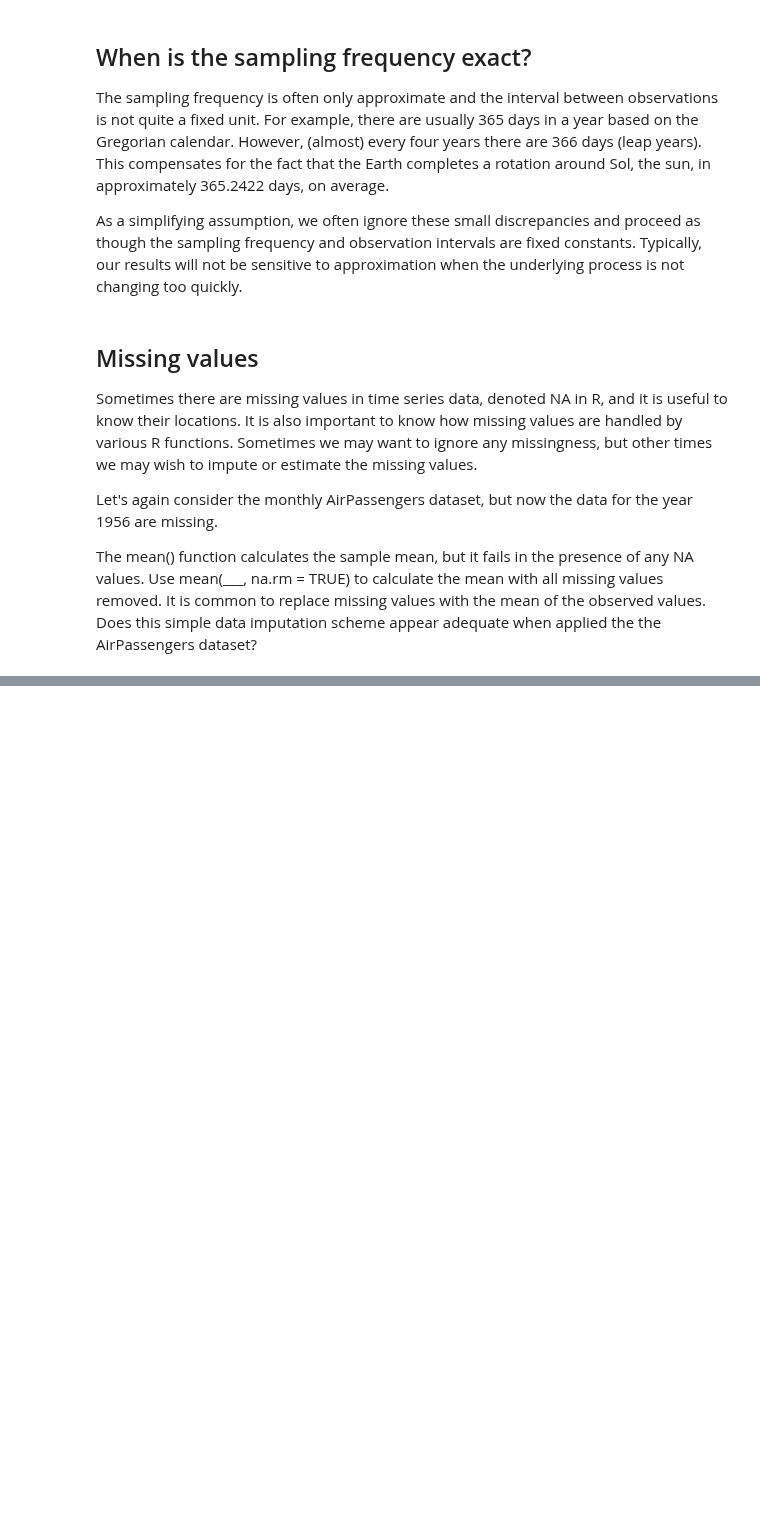
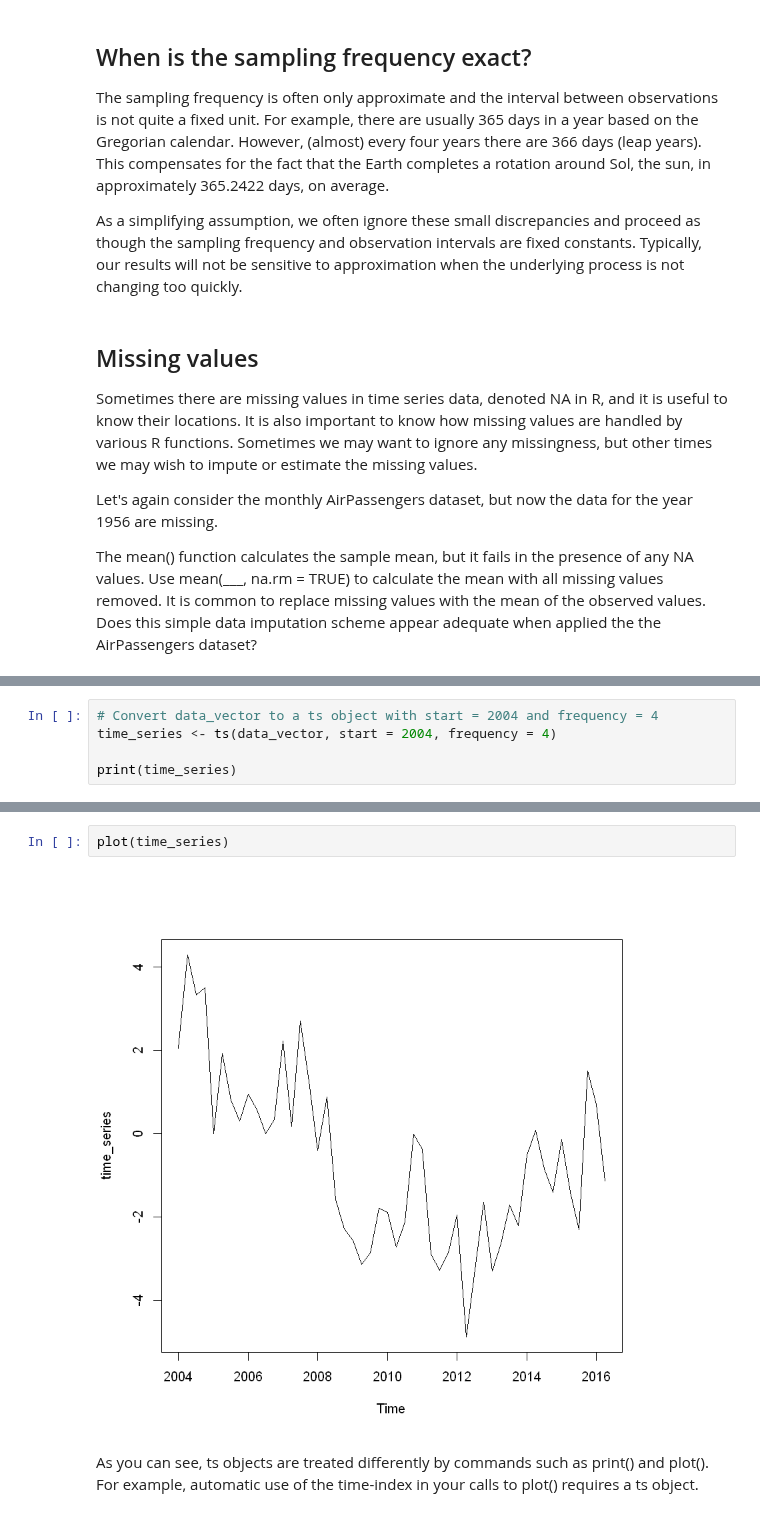
Before and after one commit to iamjz/R-Data, a Jupyter notebook: Time Series Introduction.ipynb, the cells around one changed output, grey strips where cells are left out. Cells and saved outputs as stored; diff of their text form; blank space fills up the shorter version.

```diff
--- a/Time Series Introduction.ipynb
+++ b/Time Series Introduction.ipynb
@@ -156,0 +180,5 @@ In this exercise, you'll familiarize yourself with the ts class by encoding some
+# %%
+# Convert data_vector to a ts object with start = 2004 and frequency = 4
+time_series <- ts(data_vector, start = 2004, frequency = 4)
+
+print(time_series)
@@ -156,0 +200,6 @@ In this exercise, you'll familiarize yourself with the ts class by encoding some
+# %%
+plot(time_series)
+# %% [output]
+[figure, added]
+# %% [markdown]
+As you can see, ts objects are treated differently by commands such as print() and plot(). For example, automatic use of the time-index in your calls to plot() requires a ts object.
```
Also changed, not shown: parts of 5 cells of this notebook.
